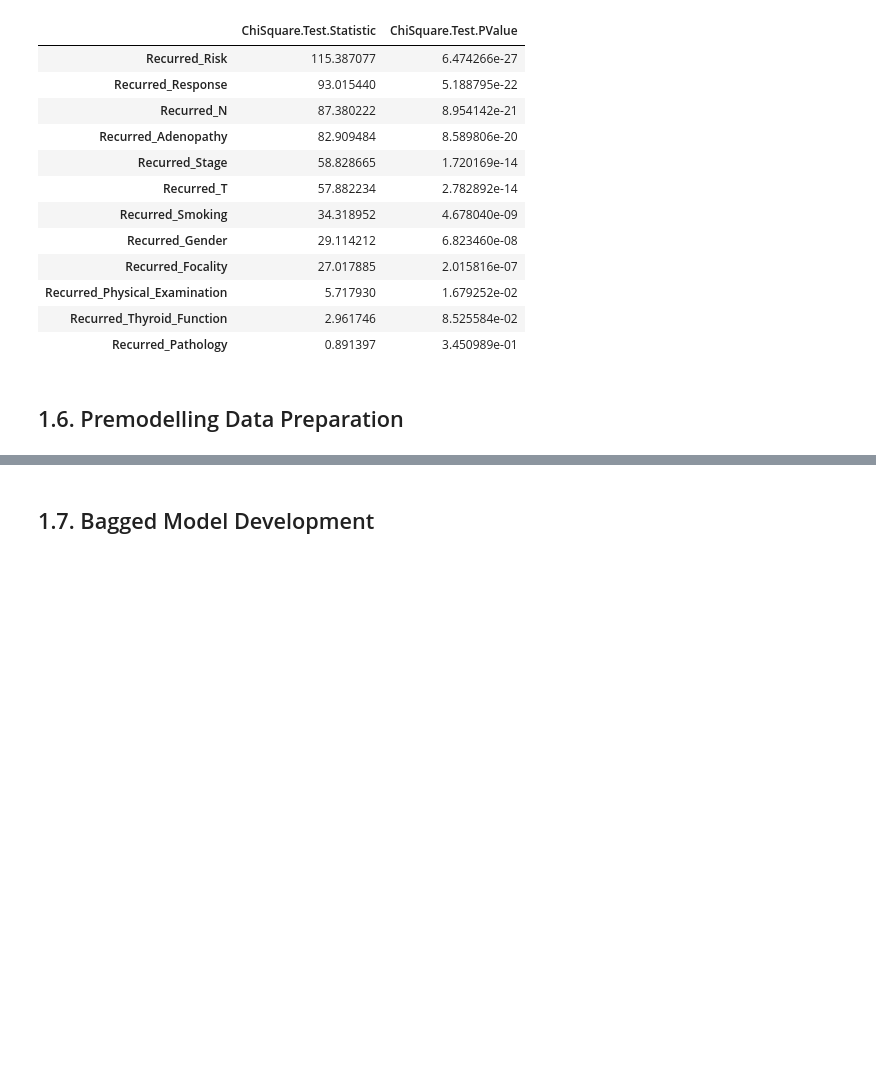
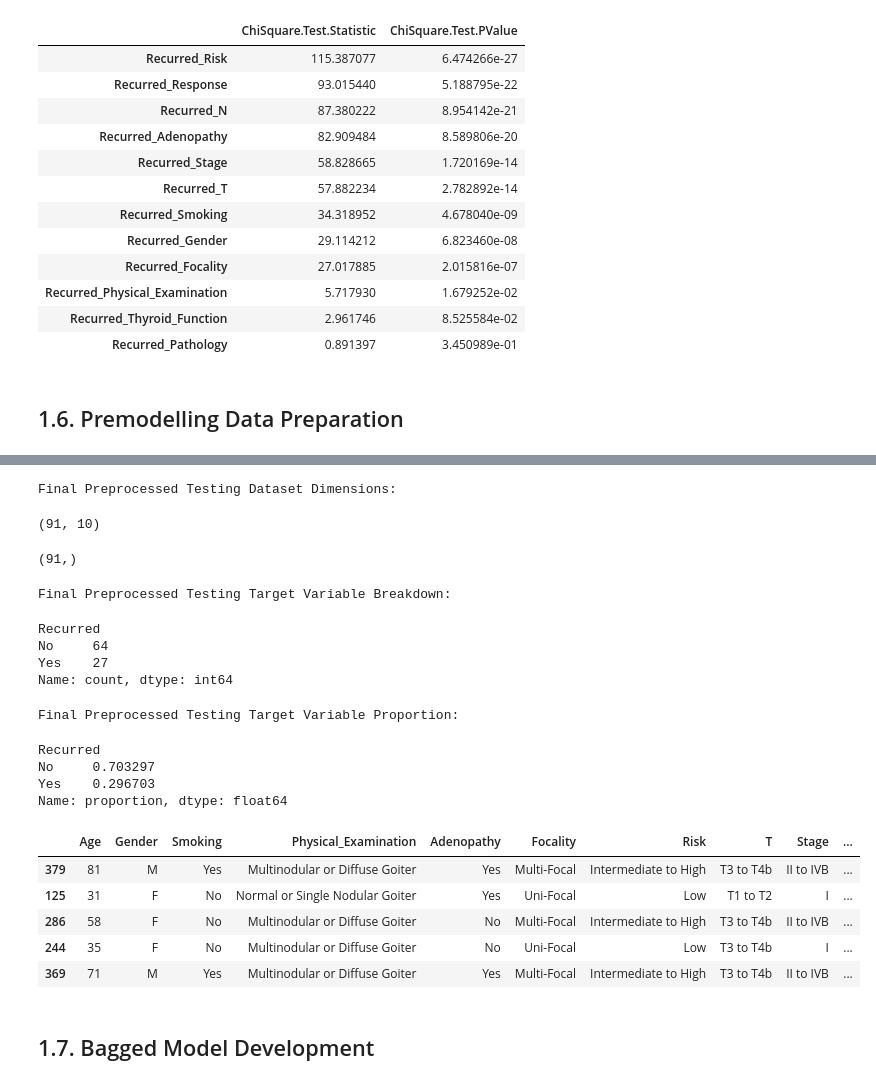
Before and after one commit to JohnPaulinePineda/Portfolio_Project_59, a Jupyter notebook: codes/LeveragingEnsembleLearningWithBaggingBoostingStackingAndBlendingApproaches.ipynb, the cells around one changed output, grey strips where cells are left out. Drawn from its saved outputs; the diff is of its cells as text; code cells hidden in the pictures; blank space fills up the shorter version.

```diff
--- a/codes/LeveragingEnsembleLearningWithBaggingBoostingStackingAndBlendingApproaches.ipynb
+++ b/codes/LeveragingEnsembleLearningWithBaggingBoostingStackingAndBlendingApproaches.ipynb
@@ -1823,3 +2075,42 @@ display(thyroid_cancer_categorical_summary.sort_values(by=['ChiSquare.Test.PValu
+# %%
+##################################
+# Applying the preprocessing pipeline
+# to the test data
+##################################
+thyroid_cancer_preprocessed_test = preprocess_dataset(thyroid_cancer_test)
+X_preprocessed_test = thyroid_cancer_preprocessed_test.drop('Recurred', axis = 1)
+y_preprocessed_test = thyroid_cancer_preprocessed_test['Recurred']
+thyroid_cancer_preprocessed_test.to_csv(os.path.join("..", DATASETS_PREPROCESSED_TEST_PATH, "thyroid_cancer_preprocessed_test.csv"), index=False)
+X_preprocessed_test.to_csv(os.path.join("..", DATASETS_PREPROCESSED_TEST_FEATURES_PATH, "X_preprocessed_test.csv"), index=False)
+y_preprocessed_test.to_csv(os.path.join("..", DATASETS_PREPROCESSED_TEST_TARGET_PATH, "y_preprocessed_test.csv"), index=False)
+print('Final Preprocessed Testing Dataset Dimensions: ')
+display(X_preprocessed_test.shape)
+display(y_preprocessed_test.shape)
+print('Final Preprocessed Testing Target Variable Breakdown: ')
+display(y_preprocessed_test.value_counts())
+print('Final Preprocessed Testing Target Variable Proportion: ')
+display(y_preprocessed_test.value_counts(normalize = True))
+thyroid_cancer_preprocessed_test.head()
+# %% [output]
+Final Preprocessed Testing Dataset Dimensions:
+(91, 10)
+(91,)
+Final Preprocessed Testing Target Variable Breakdown:
+Recurred
+No     64
+Yes    27
+Name: count, dtype: int64
+Final Preprocessed Testing Target Variable Proportion:
+Recurred
+No     0.703297
+Yes    0.296703
+Name: proportion, dtype: float64
+|  | Age | Gender | Smoking | Physical_Examination | Adenopathy | Focality | Risk | T | Stage | ... |
+| 379 | 81 | M | Yes | Multinodular or Diffuse Goiter | Yes | Multi-Focal | Intermediate to High | T3 to T4b | II to IVB | ... |
+| 125 | 31 | F | No | Normal or Single Nodular Goiter | Yes | Uni-Focal | Low | T1 to T2 | I | ... |
+| 286 | 58 | F | No | Multinodular or Diffuse Goiter | No | Multi-Focal | Intermediate to High | T3 to T4b | II to IVB | ... |
+| 244 | 35 | F | No | Multinodular or Diffuse Goiter | No | Uni-Focal | Low | T3 to T4b | I | ... |
+| 369 | 71 | M | Yes | Multinodular or Diffuse Goiter | Yes | Multi-Focal | Intermediate to High | T3 to T4b | II to IVB | ... |
 # %% [markdown]
 ## 1.7. Bagged Model Development <a class="anchor" id="1.7"></a>
 # %% [markdown]
```
Also changed, not shown: parts of 13 cells of this notebook, 8 other files.
